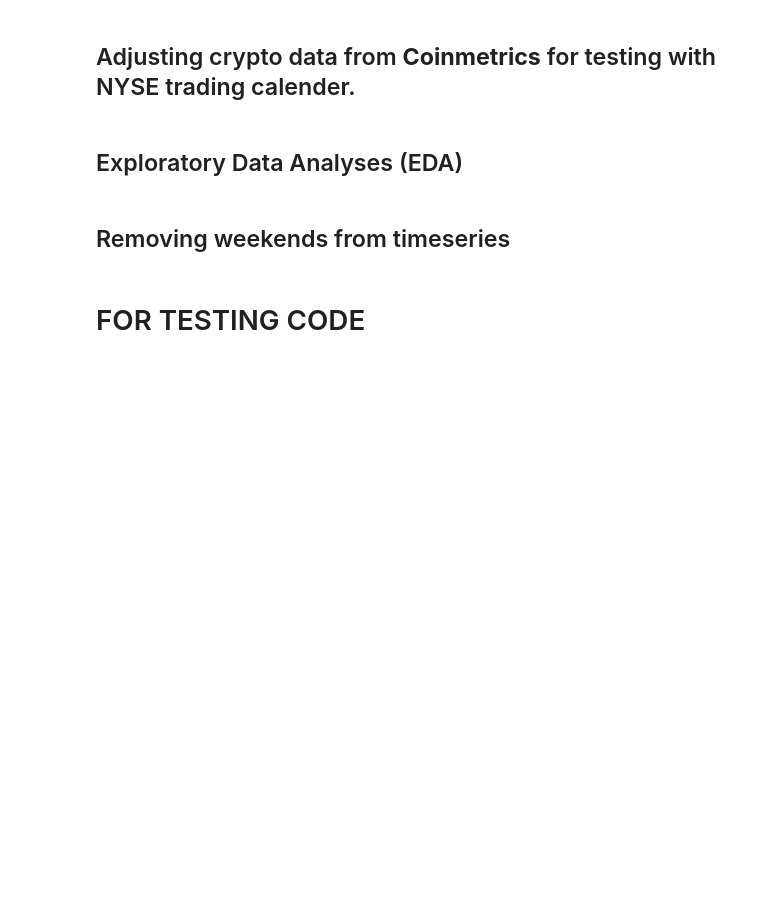
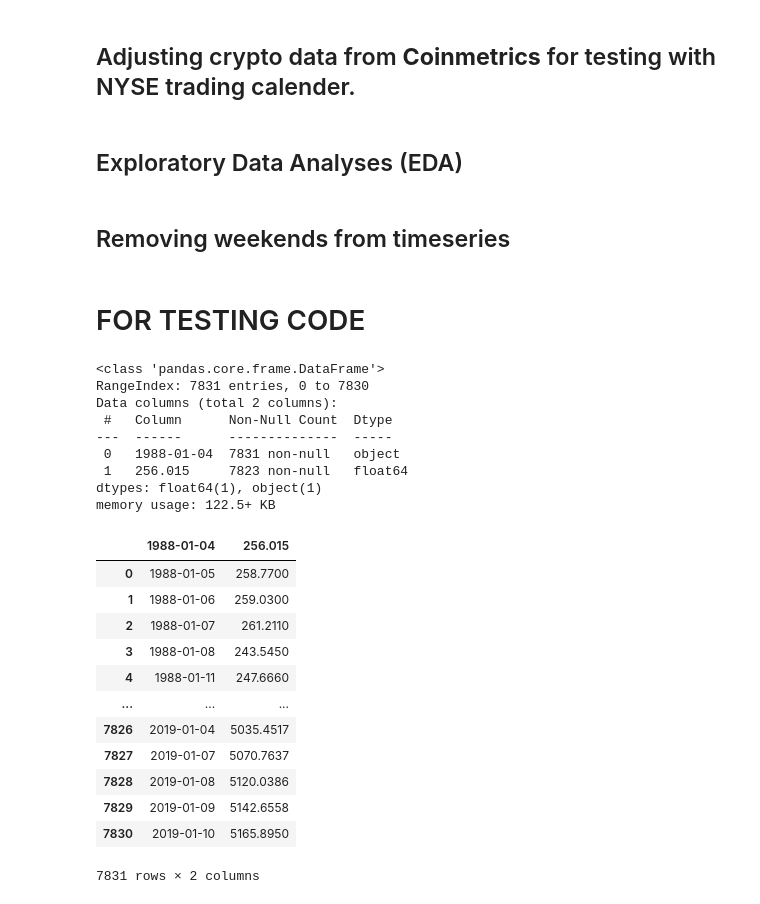
Before and after one commit to francoishcm/BackTesting, a Jupyter notebook: Zipline_Reloaded_BacktestEngine_1_15072022.ipynb, the cells around one changed output. Cells and saved outputs as stored; diff of their text form; code cells hidden in the pictures; blank space fills up the shorter version.

```diff
--- a/Zipline_Reloaded_BacktestEngine_1_15072022.ipynb
+++ b/Zipline_Reloaded_BacktestEngine_1_15072022.ipynb
@@ -1492,7 +1492,30 @@ A.set_index('2003-01-03 00:00:00+00:00', inplace=True)
 
 A.to_csv('/content/drive/MyDrive/Colab Notebooks/My Project Folder/TESTS FILES/test1.csv')
 # %%
-#@title
-B = pd.read_csv('/content/drive/MyDrive/Colab Notebooks/My Project Folder/Backtests/curve_trading.csv')
-B.info()
-B
+#@title  { display-mode: "code" }
+index_A = pd.read_csv('/content/drive/MyDrive/Colab Notebooks/My Project Folder/Backtests/SPXTR.csv')
+index_A.info()
+index_A
+# %% [output]
+<class 'pandas.core.frame.DataFrame'>
+RangeIndex: 7831 entries, 0 to 7830
+Data columns (total 2 columns):
+ #   Column      Non-Null Count  Dtype
+---  ------      --------------  -----
+ 0   1988-01-04  7831 non-null   object
+ 1   256.015     7823 non-null   float64
+dtypes: float64(1), object(1)
+memory usage: 122.5+ KB
+|  | 1988-01-04 | 256.015 |
+| 0 | 1988-01-05 | 258.7700 |
+| 1 | 1988-01-06 | 259.0300 |
+| 2 | 1988-01-07 | 261.2110 |
+| 3 | 1988-01-08 | 243.5450 |
+| 4 | 1988-01-11 | 247.6660 |
+| ... | ... | ... |
+| 7826 | 2019-01-04 | 5035.4517 |
+| 7827 | 2019-01-07 | 5070.7637 |
+| 7828 | 2019-01-08 | 5120.0386 |
+| 7829 | 2019-01-09 | 5142.6558 |
+| 7830 | 2019-01-10 | 5165.8950 |
+7831 rows × 2 columns
```
Also changed, not shown: parts of 2 cells of this notebook.
